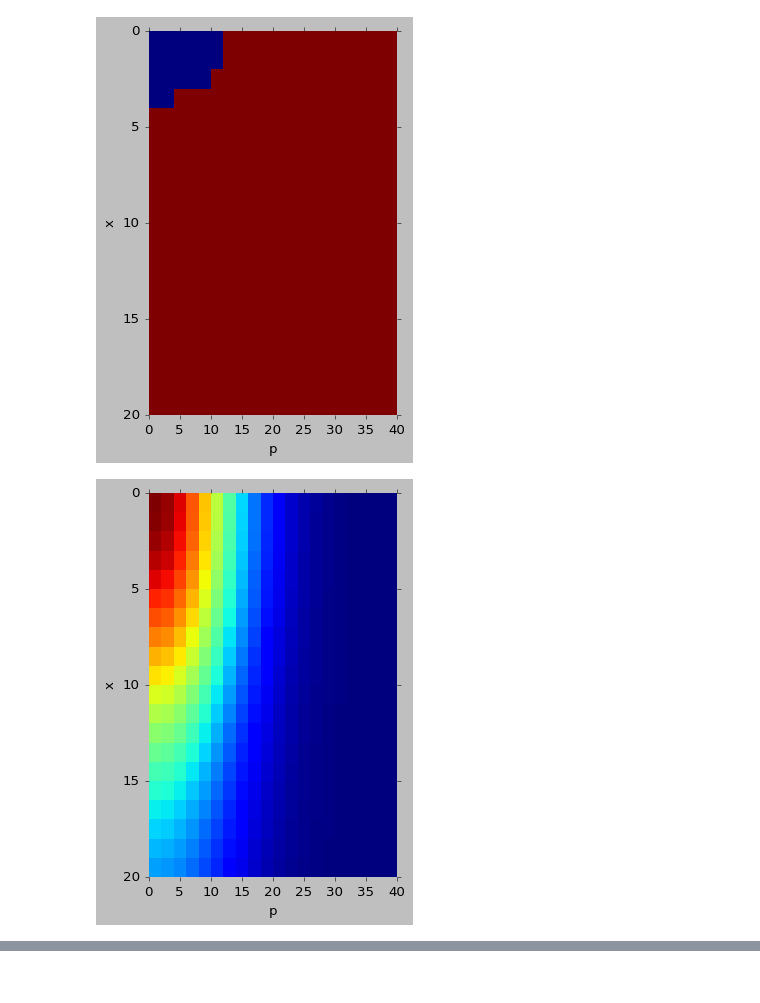
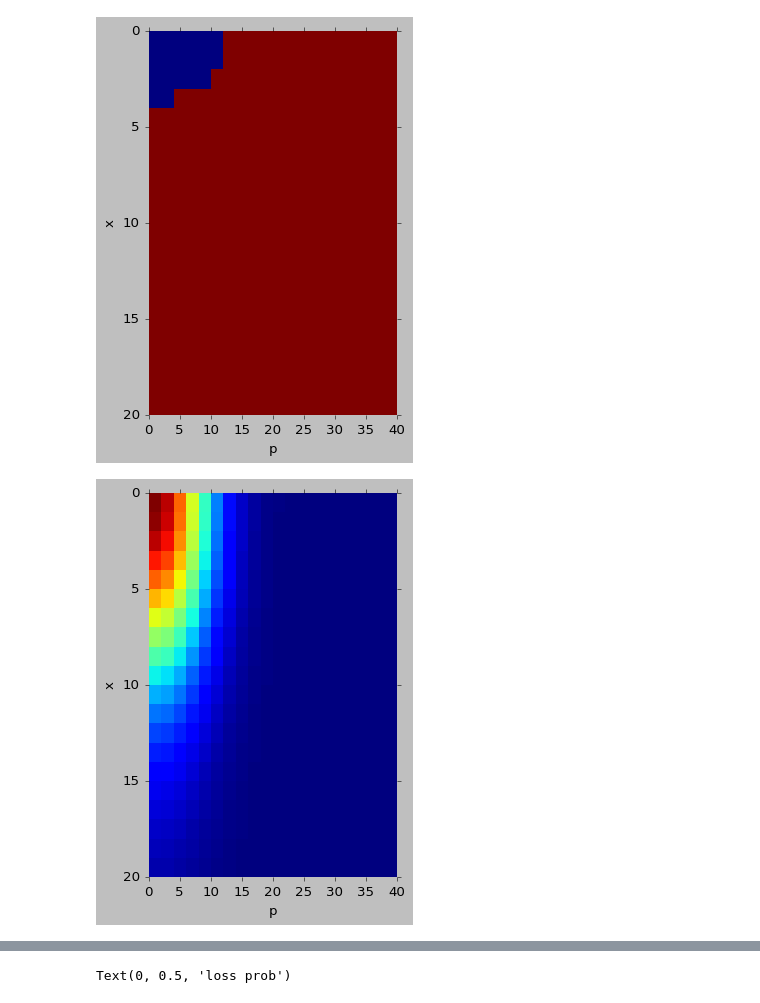
Before and after one commit to polnops/adiabatic_loading, a Jupyter notebook: tweezer_loading.ipynb, the cells around one changed output, grey strips where cells are left out. Cells and saved outputs as stored; diff of their text form; code cells hidden in the pictures.

```diff
--- a/tweezer_loading.ipynb
+++ b/tweezer_loading.ipynb
@@ -37,7 +37,7 @@ Mounted at /content/gdrive
 class Dynamics1D(object):
     '''solves ODE for the dynamics of a single particle in a time-varing potential'''
 
-    def __init__(self, n = int(1e3), t_len = 40, V0 = 200):
+    def __init__(self, n = int(5e3), t_len = 40, V0 = 200):
 
         self.n     = n
         self.t     = np.linspace(-t_len, t_len, n)
@@ -205,10 +205,17 @@ class ThermalLoss(Dynamics1D):
 
         self.x = x0_arr #note self.x/p now has a distinct structure from the rest of the code
         self.p = p0_arr
-        self.omega = self.omega_i
+
+        self.omega    = self.omega_i
         self.energy()
+        #have to readjust the loss condition with offset
+        final_total   = (self.omega_f/self.omega_i)*(self.E_total + self.V0)
+        init2dloss    = (final_total - self.V0 >= 0)
 
-    def thermalLoss(self, x_max = 1, p_max = 1, kT = [1], fast = True, resolution = [20,20], plot = False):
+        return init2dloss
+
+    def thermalLoss(self, x_max = 20, p_max = 20, kT = [1],
+                    fast = True, resolution = [20,20], plot = False):
 
         m = resolution[0]; n = resolution[1];
 
@@ -257,17 +267,17 @@ Text(0, 0.5, 'loss prob')
 # %%
 therm = ThermalLoss()
-kT = np.linspace(10,100,10)
+kT = np.linspace(1,40,40)
 therm.setOmegas(omega_i = 1/20, omega_f = 1)
-loss_ax = therm.thermalLoss(x_max = 20, p_max = 40, kT = kT, fast = False)
+loss_ax = therm.thermalLoss(x_max = 20, p_max = 40, kT = kT, fast = False, plot = True)
 
 therm.setOmegas(omega_i = 1, omega_f = 5)
-loss_rad = therm.thermalLoss(x_max = 1.5, p_max = 40, kT = kT, fast = False)
+loss_rad = therm.thermalLoss(x_max = 1.5, p_max = 40, kT = kT, fast = False, plot = True)
 
 recap_total = (1-loss_ax)*(1-loss_rad)
 
 plt.plot(kT,recap_total)
 plt.xlabel('kT/h*omega_i')
 plt.ylabel('loss prob')
 # %% [output]
 [figure]
-[figure, old version]
+[figure, new version]
@@ -273,0 +286 @@ plt.ylabel('loss prob')
+Text(0, 0.5, 'loss prob')
```
Also changed, not shown: parts of 6 cells of this notebook.
